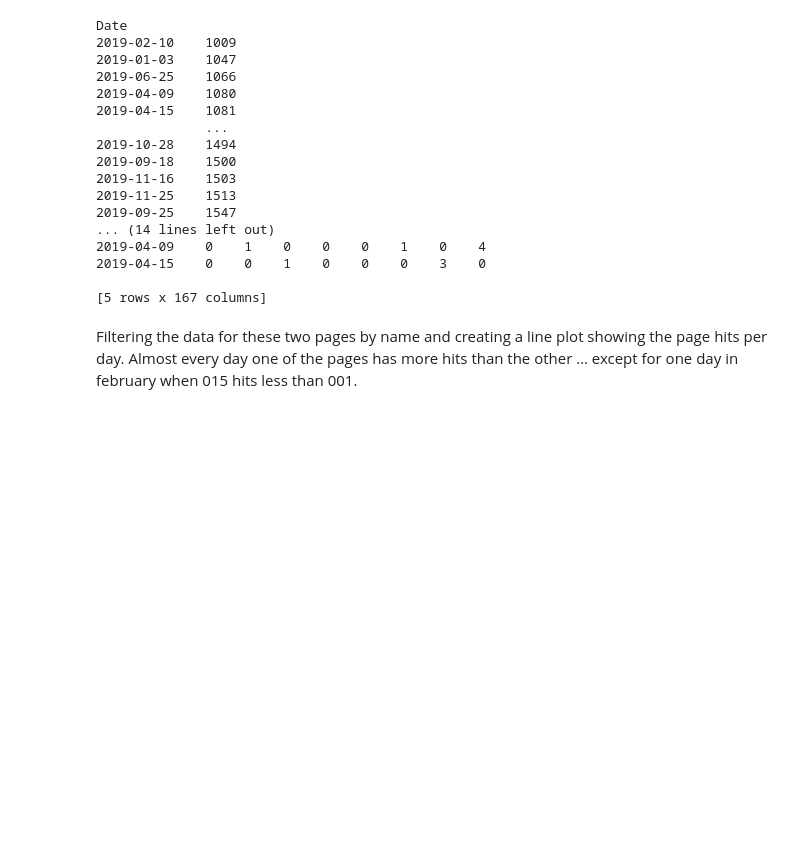
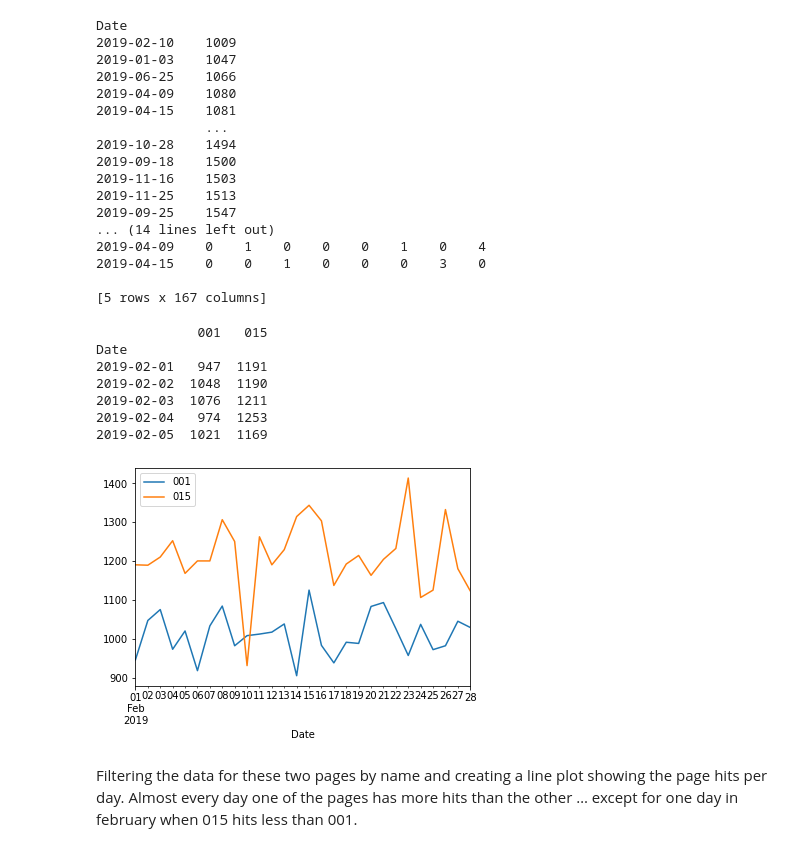
Before and after one commit to waxxeBinita/Data_explorations, a Jupyter notebook: Data_explorations.ipynb, the cells around one changed output. Cells and saved outputs as stored; diff of their text form; code cells hidden in the pictures; blank space fills up the shorter version.

```diff
--- a/Data_explorations.ipynb
+++ b/Data_explorations.ipynb
@@ -77,6 +86,22 @@ Date
 2019-04-15    0    0    1    0    0    0    3    0
 
 [5 rows x 167 columns]
+# %%
+selected = data.columns[data.mean() > 1000]
+
+data = data[selected]
+print(data.head())
+data.plot.line()
+plt.show()
+# %% [output]
+             001   015
+Date
+2019-02-01   947  1191
+2019-02-02  1048  1190
+2019-02-03  1076  1211
+2019-02-04   974  1253
+2019-02-05  1021  1169
+[figure, added]
 # %% [markdown]
 Filtering the data for these two pages by name and creating a line plot showing the page hits per day.
 Almost every day one of the pages has more hits than the other … except for one day in february when 015 hits less than 001.
```
Also changed, not shown: parts of 1 cell of this notebook.
